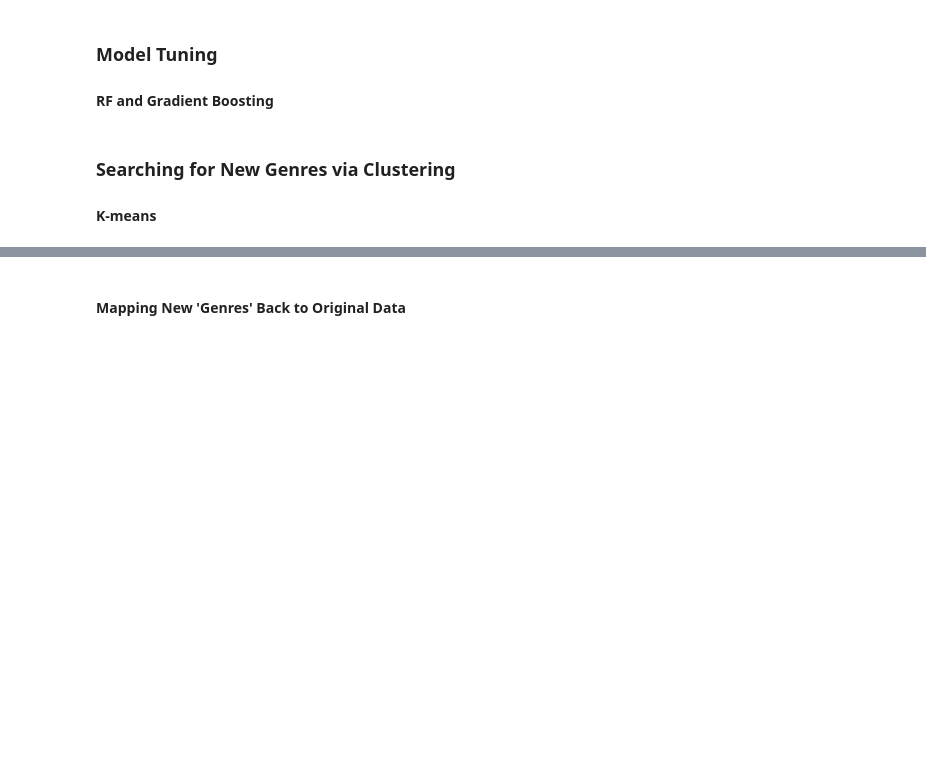
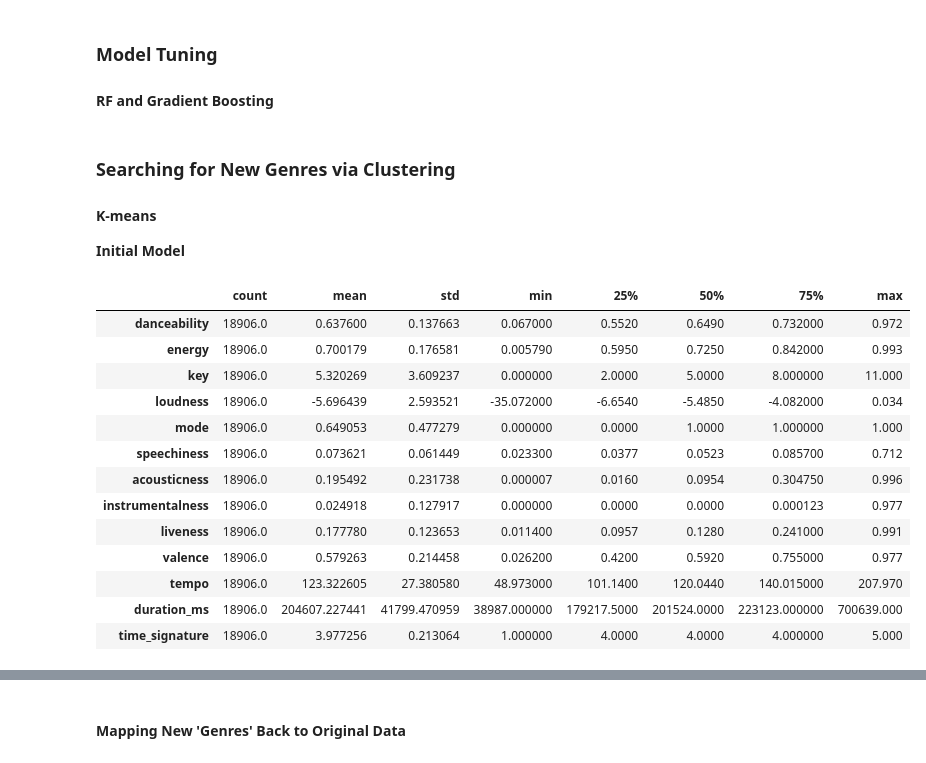
Before and after one commit to mattzhao-R/spotify, a Jupyter notebook: draft_analysis.ipynb, the cells around one changed output, grey strips where cells are left out. Cells and saved outputs as stored; diff of their text form; code cells hidden in the pictures; blank space fills up the shorter version.

```diff
--- a/draft_analysis.ipynb
+++ b/draft_analysis.ipynb
@@ -242,6 +271,25 @@ LogLoss: 2.004542685321732       F1: 0.7581319516972962
 ### Searching for New Genres via Clustering
 
 #### K-means
+
+**Initial Model**
+# %%
+X.describe().T
+# %% [output]
+|  | count | mean | std | min | 25% | 50% | 75% | max |
+| danceability | 18906.0 | 0.637600 | 0.137663 | 0.067000 | 0.5520 | 0.6490 | 0.732000 | 0.972 |
+| energy | 18906.0 | 0.700179 | 0.176581 | 0.005790 | 0.5950 | 0.7250 | 0.842000 | 0.993 |
+| key | 18906.0 | 5.320269 | 3.609237 | 0.000000 | 2.0000 | 5.0000 | 8.000000 | 11.000 |
+| loudness | 18906.0 | -5.696439 | 2.593521 | -35.072000 | -6.6540 | -5.4850 | -4.082000 | 0.034 |
+| mode | 18906.0 | 0.649053 | 0.477279 | 0.000000 | 0.0000 | 1.0000 | 1.000000 | 1.000 |
+| speechiness | 18906.0 | 0.073621 | 0.061449 | 0.023300 | 0.0377 | 0.0523 | 0.085700 | 0.712 |
+| acousticness | 18906.0 | 0.195492 | 0.231738 | 0.000007 | 0.0160 | 0.0954 | 0.304750 | 0.996 |
+| instrumentalness | 18906.0 | 0.024918 | 0.127917 | 0.000000 | 0.0000 | 0.0000 | 0.000123 | 0.977 |
+| liveness | 18906.0 | 0.177780 | 0.123653 | 0.011400 | 0.0957 | 0.1280 | 0.241000 | 0.991 |
+| valence | 18906.0 | 0.579263 | 0.214458 | 0.026200 | 0.4200 | 0.5920 | 0.755000 | 0.977 |
+| tempo | 18906.0 | 123.322605 | 27.380580 | 48.973000 | 101.1400 | 120.0440 | 140.015000 | 207.970 |
+| duration_ms | 18906.0 | 204607.227441 | 41799.470959 | 38987.000000 | 179217.5000 | 201524.0000 | 223123.000000 | 700639.000 |
+| time_signature | 18906.0 | 3.977256 | 0.213064 | 1.000000 | 4.0000 | 4.0000 | 4.000000 | 5.000 |
 # %%
 # kmeans
 # tuning via elbow method, show elbow for best n number of clusters
```
Also changed, not shown: parts of 14 cells of this notebook.
